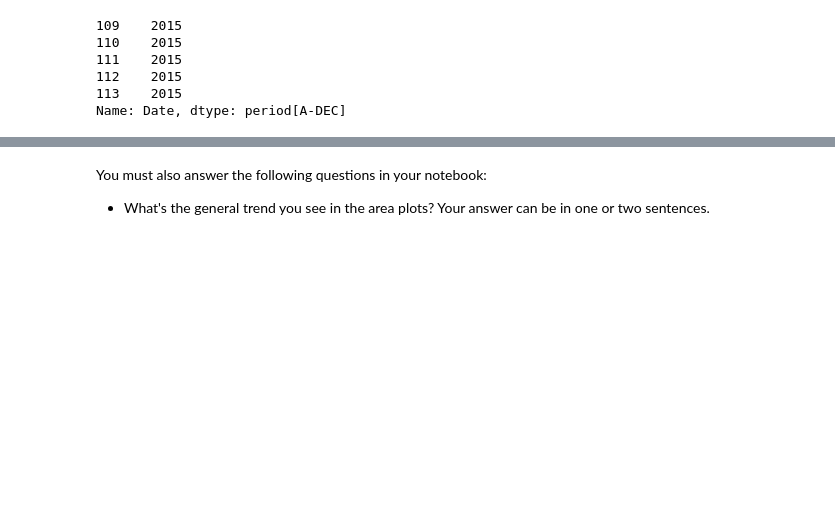
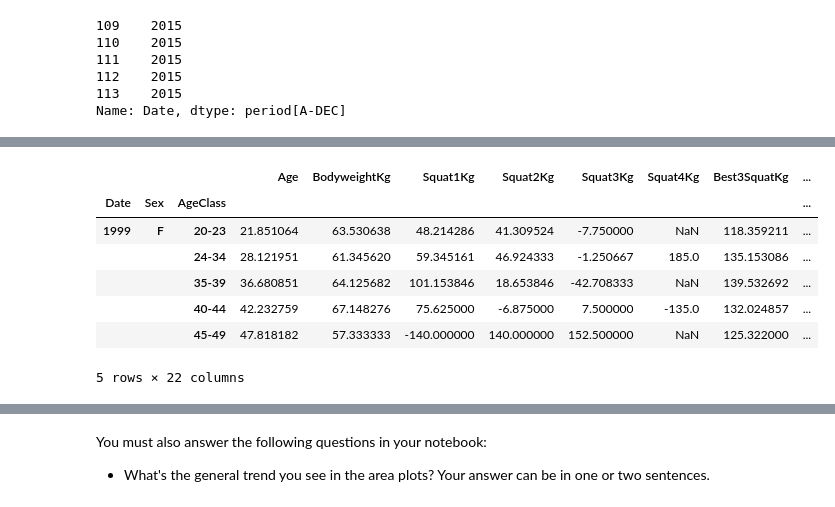
Before and after one commit to chezka-sino/mcis6273_f19_datamining, a Jupyter notebook: homework/hw2/hw2.ipynb, the cells around one changed output, grey strips where cells are left out. Cells and saved outputs as stored; diff of their text form; code cells hidden in the pictures; blank space fills up the shorter version.

```diff
--- a/homework/hw2/hw2.ipynb
+++ b/homework/hw2/hw2.ipynb
@@ -306,0 +325,12 @@ Your notebook must show:
+# %%
+female_group = df_grouped.iloc[df_grouped.index.get_level_values('Sex')=='F']
+female_group.head()
+# %% [output]
+|  |  |  | Age | BodyweightKg | Squat1Kg | Squat2Kg | Squat3Kg | Squat4Kg | Best3SquatKg | ... |
+| Date | Sex | AgeClass |  |  |  |  |  |  |  | ... |
+| 1999 | F | 20-23 | 21.851064 | 63.530638 | 48.214286 | 41.309524 | -7.750000 | NaN | 118.359211 | ... |
+|  |  | 24-34 | 28.121951 | 61.345620 | 59.345161 | 46.924333 | -1.250667 | 185.0 | 135.153086 | ... |
+|  |  | 35-39 | 36.680851 | 64.125682 | 101.153846 | 18.653846 | -42.708333 | NaN | 139.532692 | ... |
+|  |  | 40-44 | 42.232759 | 67.148276 | 75.625000 | -6.875000 | 7.500000 | -135.0 | 132.024857 | ... |
+|  |  | 45-49 | 47.818182 | 57.333333 | -140.000000 | 140.000000 | 152.500000 | NaN | 125.322000 | ... |
+5 rows × 22 columns
```
Also changed, not shown: parts of 17 cells of this notebook.
